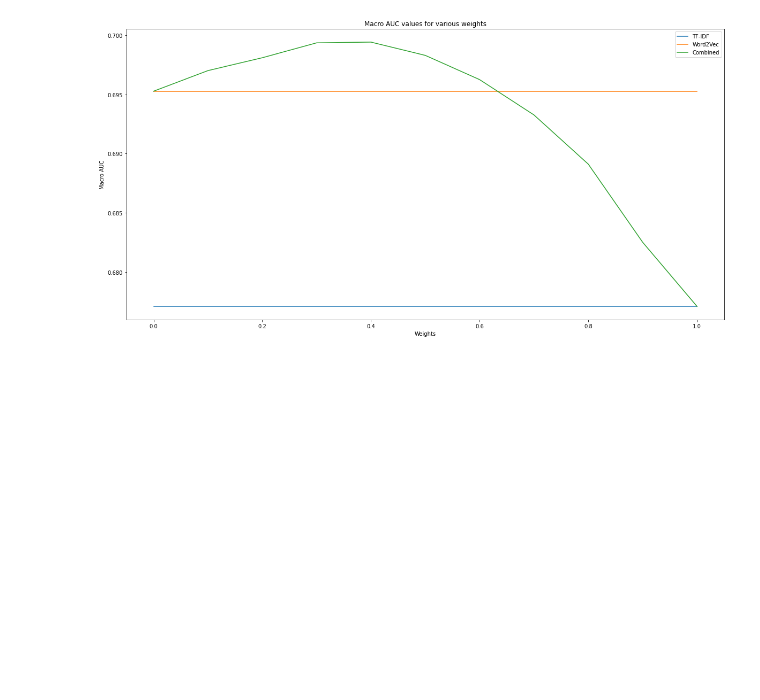
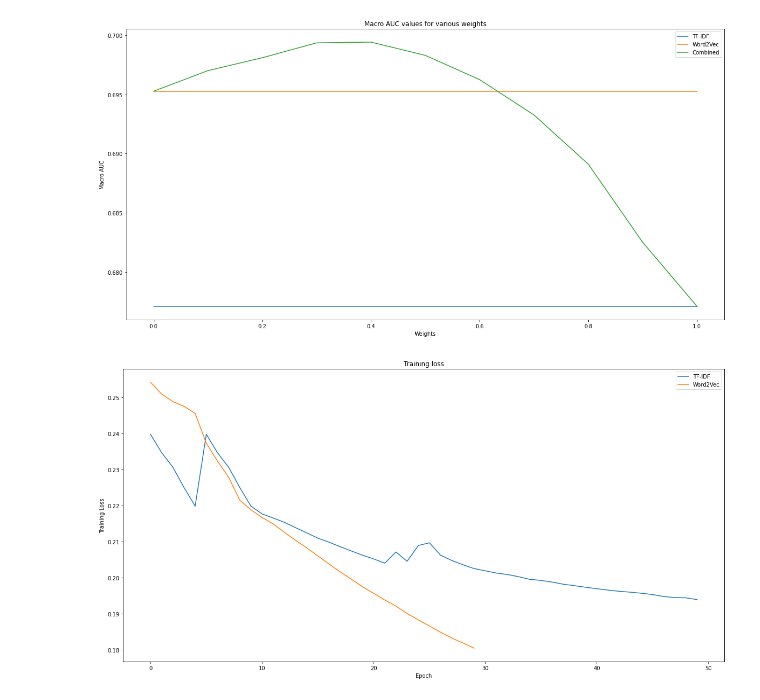
Before and after one commit to ratanbajpai/disease_prediction_using_bilstm, a Jupyter notebook: source/05_bilstm_training_v2.ipynb, the cells around one changed output. Cells and saved outputs as stored; diff of their text form; code cells hidden in the pictures; blank space fills up the shorter version.

```diff
--- a/source/05_bilstm_training_v2.ipynb
+++ b/source/05_bilstm_training_v2.ipynb
@@ -698,3 +697,19 @@ p3 = plt.plot(weights, np_array_macro[:,2,3], label="Combined")
 leg = plt.legend()
 # %% [output]
 [figure]
+# %%
+training_loss_tfidf = [0.239751, 0.234632, 0.230612, 0.224973, 0.219799, 0.239751, 0.234632, 0.230612, 0.224973, 0.219799, 0.217640, 0.216496, 0.215307, 0.213833, 0.212387, 0.210917, 0.209782, 0.208540, 0.207347, 0.206200, 0.205148, 0.203969, 0.207073, 0.204481, 0.208856, 0.209633, 0.206160, 0.204729, 0.203528, 0.202472, 0.201856, 0.201229, 0.200815, 0.200211, 0.199481, 0.199182, 0.198717, 0.198125, 0.197728, 0.197278, 0.196875, 0.196500, 0.196170, 0.195923, 0.195624, 0.195261, 0.194707, 0.194431, 0.194345, 0.193860]
+training_loss_word2vec = [ 0.254184, 0.250877, 0.248819, 0.247505, 0.245524, 0.237278, 0.232318, 0.227837, 0.221444, 0.218801, 0.216650, 0.214854, 0.212533, 0.210312, 0.208235, 0.205979, 0.203752, 0.201528, 0.199527, 0.197431, 0.195612, 0.193746, 0.192029, 0.190007, 0.188237, 0.186533, 0.184799, 0.183175, 0.181825, 0.180378]
+
+
+plt.figure(figsize=(20,10))
+plt.title(f"Training loss")
+plt.xlabel('Epoch')
+plt.ylabel('Training Loss')
+
+p1 = plt.plot(training_loss_tfidf, label="TF-IDF")
+p2 = plt.plot(training_loss_word2vec, label="Word2Vec")
+
+leg = plt.legend()
+# %% [output]
+[figure, added]
```
Also changed, not shown: parts of 2 cells of this notebook, 1 other file.
